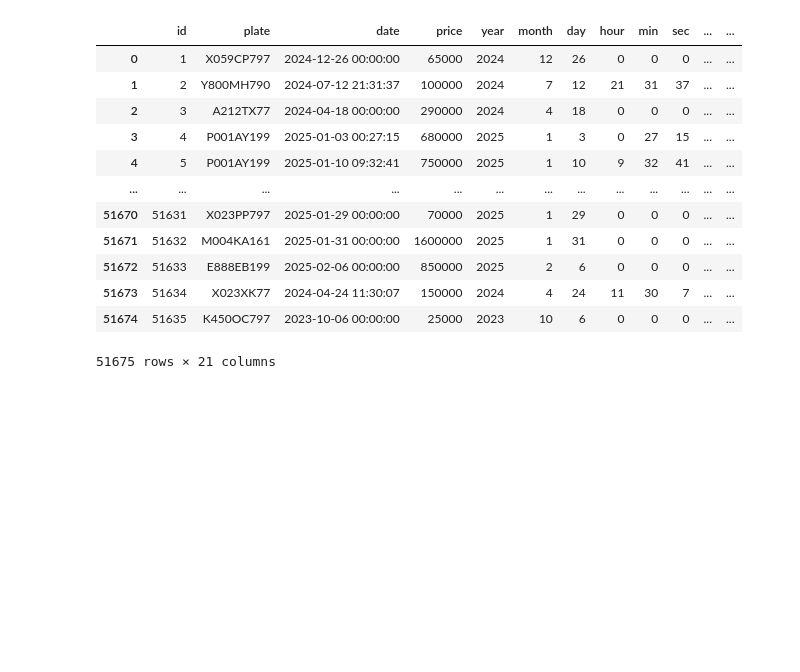
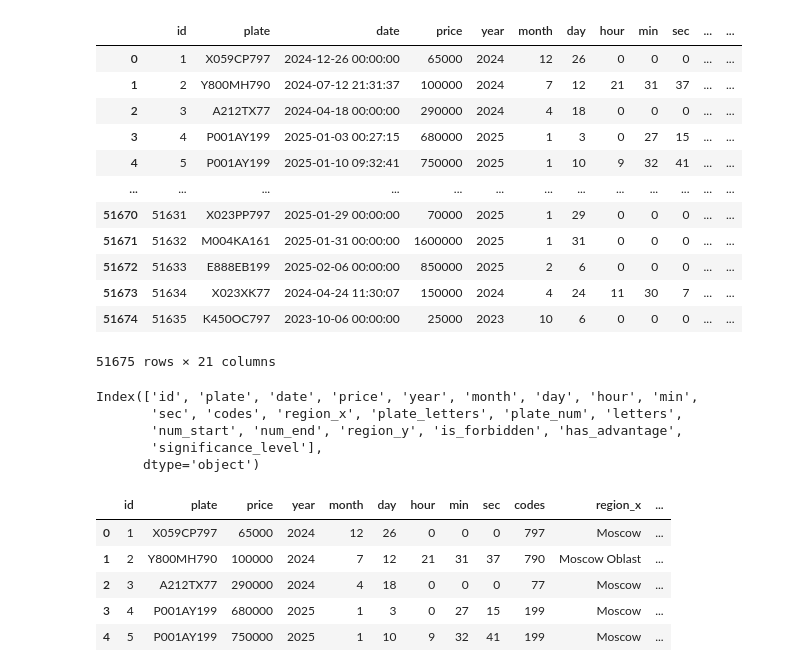
Before and after one commit to saimadhu27/car_plates_price_prediction, a Jupyter notebook: notebook.ipynb, the cells around one changed output. Drawn from its saved outputs; the diff is of its cells as text; code cells hidden in the pictures; blank space fills up the shorter version.

```diff
--- a/notebook.ipynb
+++ b/notebook.ipynb
@@ -335,6 +341,24 @@ data_merged
 | 51673 | 51634 | X023XK77 | 2024-04-24 11:30:07 | 150000 | 2024 | 4 | 24 | 11 | 30 | 7 | ... | ... |
 | 51674 | 51635 | K450OC797 | 2023-10-06 00:00:00 | 25000 | 2023 | 10 | 6 | 0 | 0 | 0 | ... | ... |
 51675 rows × 21 columns
+# %%
+data_merged.columns
+# %% [output]
+Index(['id', 'plate', 'date', 'price', 'year', 'month', 'day', 'hour', 'min',
+       'sec', 'codes', 'region_x', 'plate_letters', 'plate_num', 'letters',
+       'num_start', 'num_end', 'region_y', 'is_forbidden', 'has_advantage',
+       'significance_level'],
+      dtype='object')
+# %%
+data_merged.drop(['date', 'plate_letters', 'letters', 'region_y'], axis = 1, inplace = True)
+data_merged.head()
+# %% [output]
+|  | id | plate | price | year | month | day | hour | min | sec | codes | region_x | ... |
+| 0 | 1 | X059CP797 | 65000 | 2024 | 12 | 26 | 0 | 0 | 0 | 797 | Moscow | ... |
+| 1 | 2 | Y800MH790 | 100000 | 2024 | 7 | 12 | 21 | 31 | 37 | 790 | Moscow Oblast | ... |
+| 2 | 3 | A212TX77 | 290000 | 2024 | 4 | 18 | 0 | 0 | 0 | 77 | Moscow | ... |
+| 3 | 4 | P001AY199 | 680000 | 2025 | 1 | 3 | 0 | 27 | 15 | 199 | Moscow | ... |
+| 4 | 5 | P001AY199 | 750000 | 2025 | 1 | 10 | 9 | 32 | 41 | 199 | Moscow | ... |
 # %%
 data_merged.isna().sum()
 # %% [output]
```
Also changed, not shown: parts of 15 cells of this notebook.
